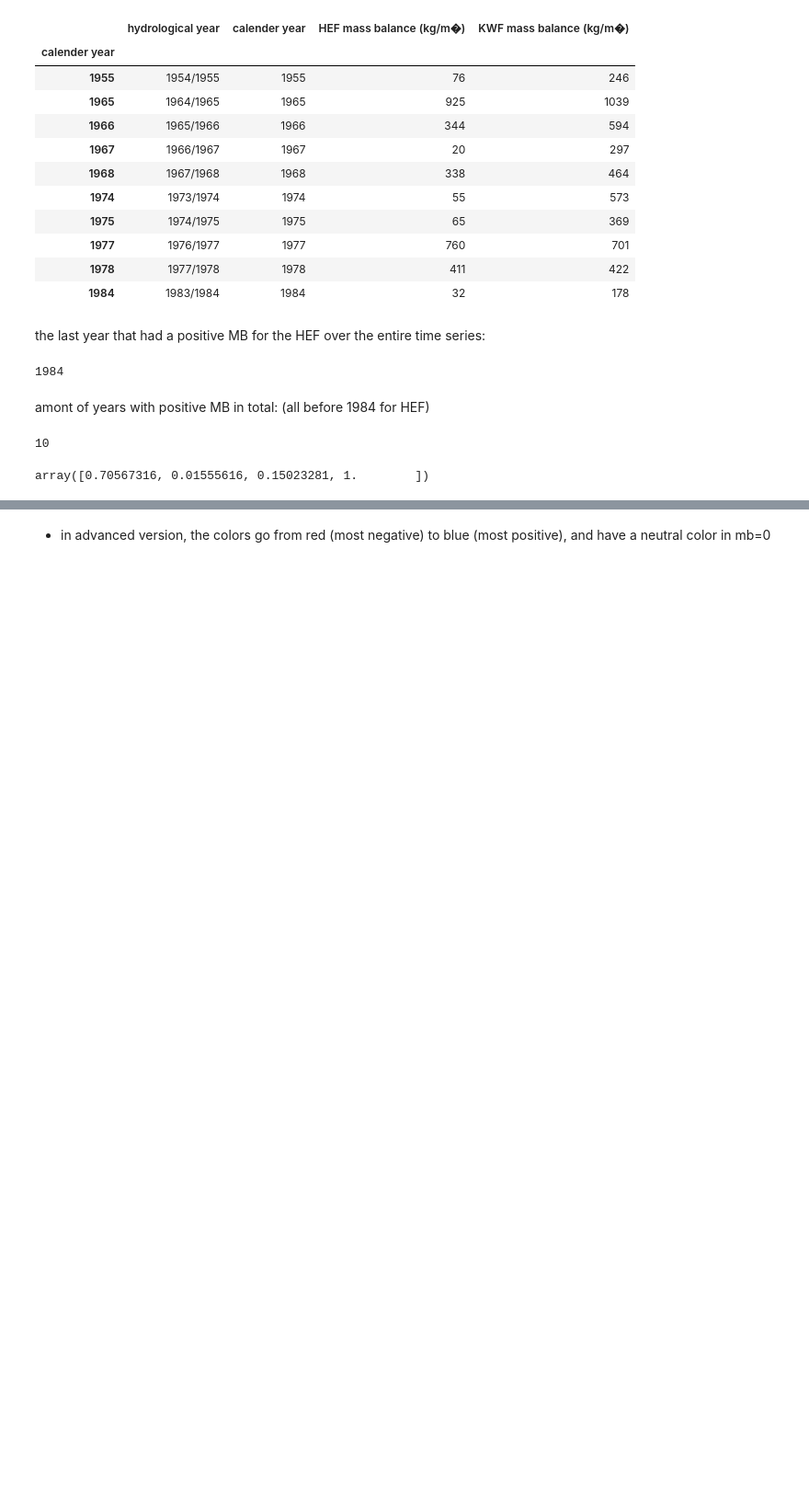
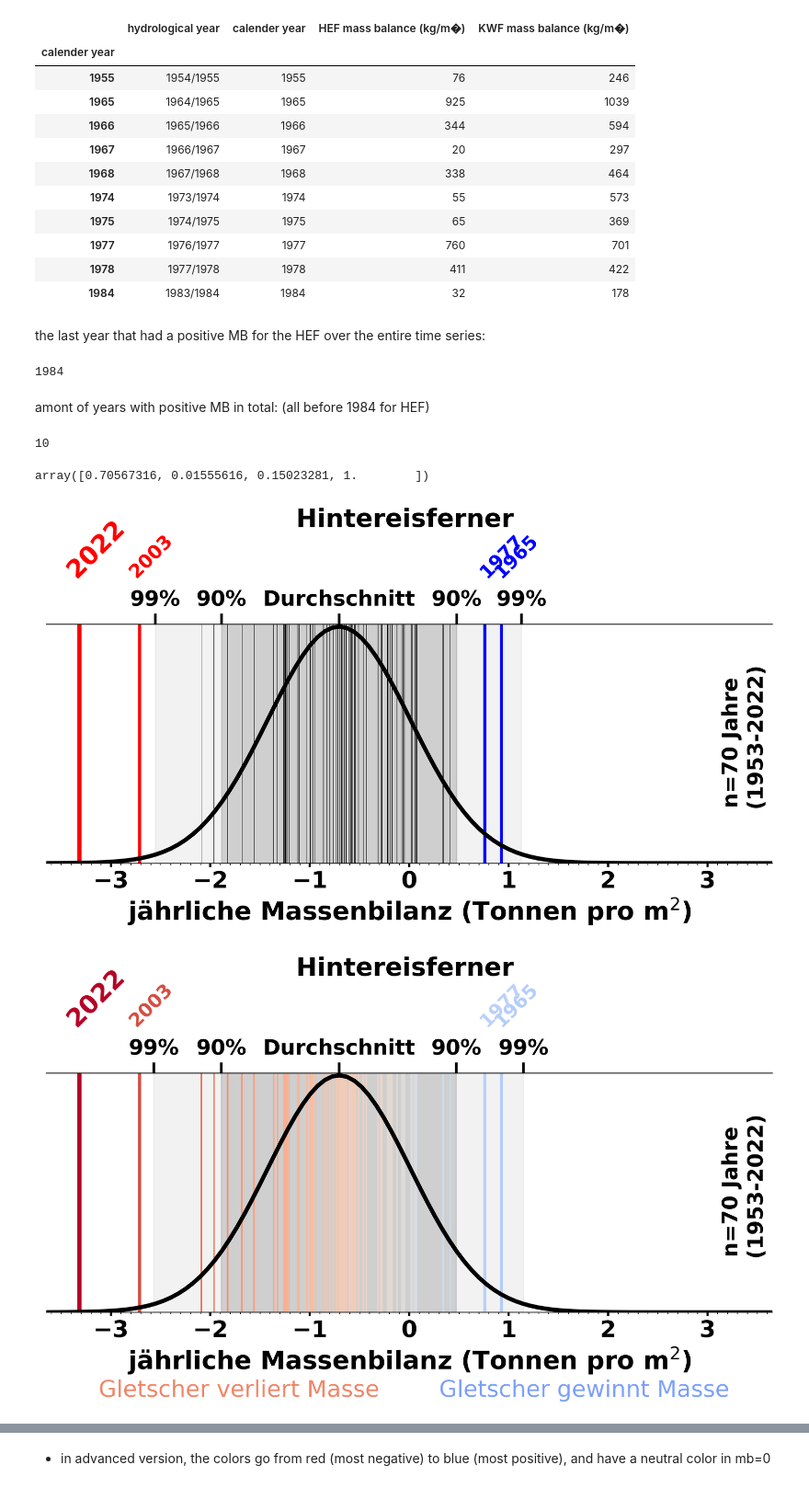
Before and after one commit to lilianschuster/glacier_climate_plots, a Jupyter notebook: extreme_glacier_mb_distribution_plots/mb_distribution_hef_german_version.ipynb, the cells around one changed output, grey strips where cells are left out. Shown at 92% size. Saved outputs shown, nothing was run; the diff lists cells and outputs as text; code cells hidden in the pictures; blank space fills up the shorter version.

```diff
--- a/extreme_glacier_mb_distribution_plots/mb_distribution_hef_german_version.ipynb
+++ b/extreme_glacier_mb_distribution_plots/mb_distribution_hef_german_version.ipynb
@@ -58,7 +58,7 @@ color
 # %% [output]
 array([0.70567316, 0.01555616, 0.15023281, 1.        ])
 # %%
-for save in ['save_pdf_svg']: # 'save_png',
+for save in ['save_png', 'save_pdf_svg']: # 'save_png',
     # the arrow - line connections to display the ranges somehow work differently if saved as png or as pdf svg, therefore I need different numbers to get "similar" outcomes
     if save == 'save_png':
         armB = 150
@@ -113,7 +113,7 @@ for save in ['save_pdf_svg']: # 'save_png',
             xmin, xmax = -xlims_abs,xlims_abs
             x = np.linspace(xmin, xmax, 100)
             y = norm.pdf(x, mean, std)
-            plt.plot(x, y, lw=4, color='black')
+            plt.plot(x, y, lw=4, color='black', zorder=99)
 
             # check if a year is "extreme" (outside the mean +/- 2std or mean +/- 3 std)
             # if this is true, draw the vertical line bigger and in color (depending on if it is a positive or negative extreme)
@@ -170,7 +170,7 @@ for save in ['save_pdf_svg']: # 'save_png',
                              rotation=45,
                              fontsize=24, fontweight='bold', color = color, zorder=2)
 
-            plt.xlabel(r'jährliche Massenbilanz (Tonnen m$^{-2}$)', fontsize=24, fontweight='bold')
+            plt.xlabel(r'jährliche Massenbilanz (Tonnen pro m$^2$)', fontsize=24, fontweight='bold')
             plt.title(f'{glacier} \n \n', fontsize=24, fontweight='bold')
             ax = plt.gca()
             ax.set_xticks(np.arange(-int(xlims_abs)-1, int(xlims_abs)+1.01,0.1), minor=True)
@@ -236,31 +236,34 @@ for save in ['save_pdf_svg']: # 'save_png',
 
 
             #if save=='save_png':
             plt.tight_layout()
             # set the parameters for both axis: label size in font points, the line tick line width and length in pixels
             ax2.tick_params(axis='x', which='major', labelsize=20, width=2.5, length=10)
 
             if version == 'advanced':
                 plt.text(0.3, y.min()-1.1*y_span_text_m,'Gletscher gewinnt Masse',
                          color=cm.coolwarm_r(norm_col(2)), rotation=0, fontsize=22)
                 plt.text(-0.3, y.min()-1.1*y_span_text_m,'Gletscher verliert Masse',
                          color=cm.coolwarm_r(norm_col(-2)), rotation=0, fontsize=22,
                          horizontalalignment='right')
             #if save == 'save_pdf_svg':
             #    plt.tight_layout()
 
             if glacier == 'Hintereisferner':
                 if save=='save_png':
-                    plt.savefig(f'hef_mb_distributions_{version}_german_easy.png', bbox_inches='tight')
+                    plt.savefig(f'hef_mb_distributions_{version}_german_easy.png', bbox_inches='tight', dpi=300)
                 else:
                     plt.savefig(f'hef_mb_distributions_{version}_german_easy.svg', bbox_inches='tight')
                     plt.savefig(f'hef_mb_distributions_{version}_german_easy.pdf', bbox_inches='tight')
 
             elif glacier == 'Kesselwandferner':
                 if save=='save_png':
                     plt.savefig(f'kwf_mb_distributions_{version}_german_easy.png', bbox_inches='tight')
                 else:
                     plt.savefig(f'kwf_mb_distributions_{version}_german_easy.svg', bbox_inches='tight')
                     plt.savefig(f'kwf_mb_distributions_{version}_german_easy.pdf', bbox_inches='tight')
             if save == 'save_pdf_svg':
                 plt.close()
+# %% [output]
+[figure, added]
+[figure, added]
```
Also changed, not shown: parts of 1 cell of this notebook, 36 other files.
